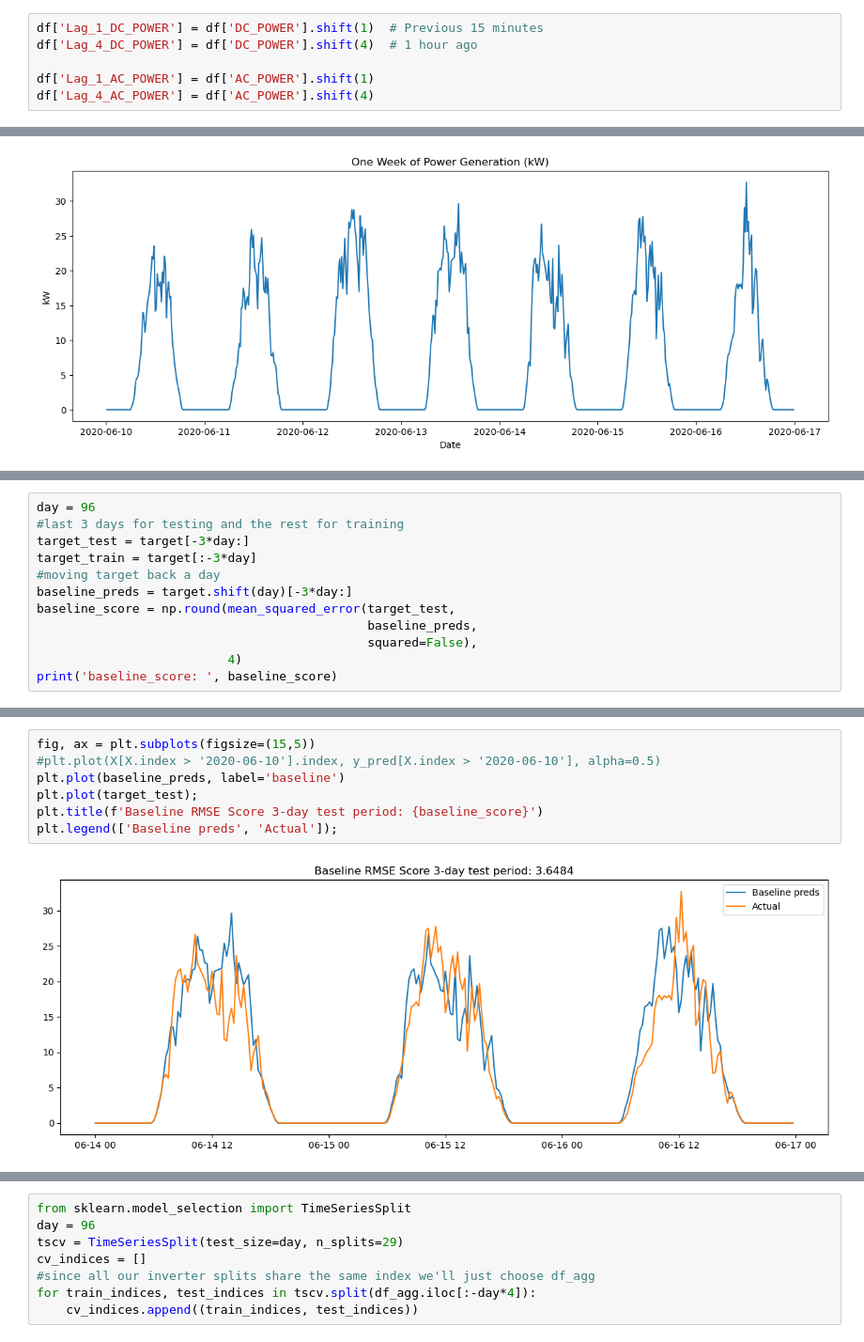
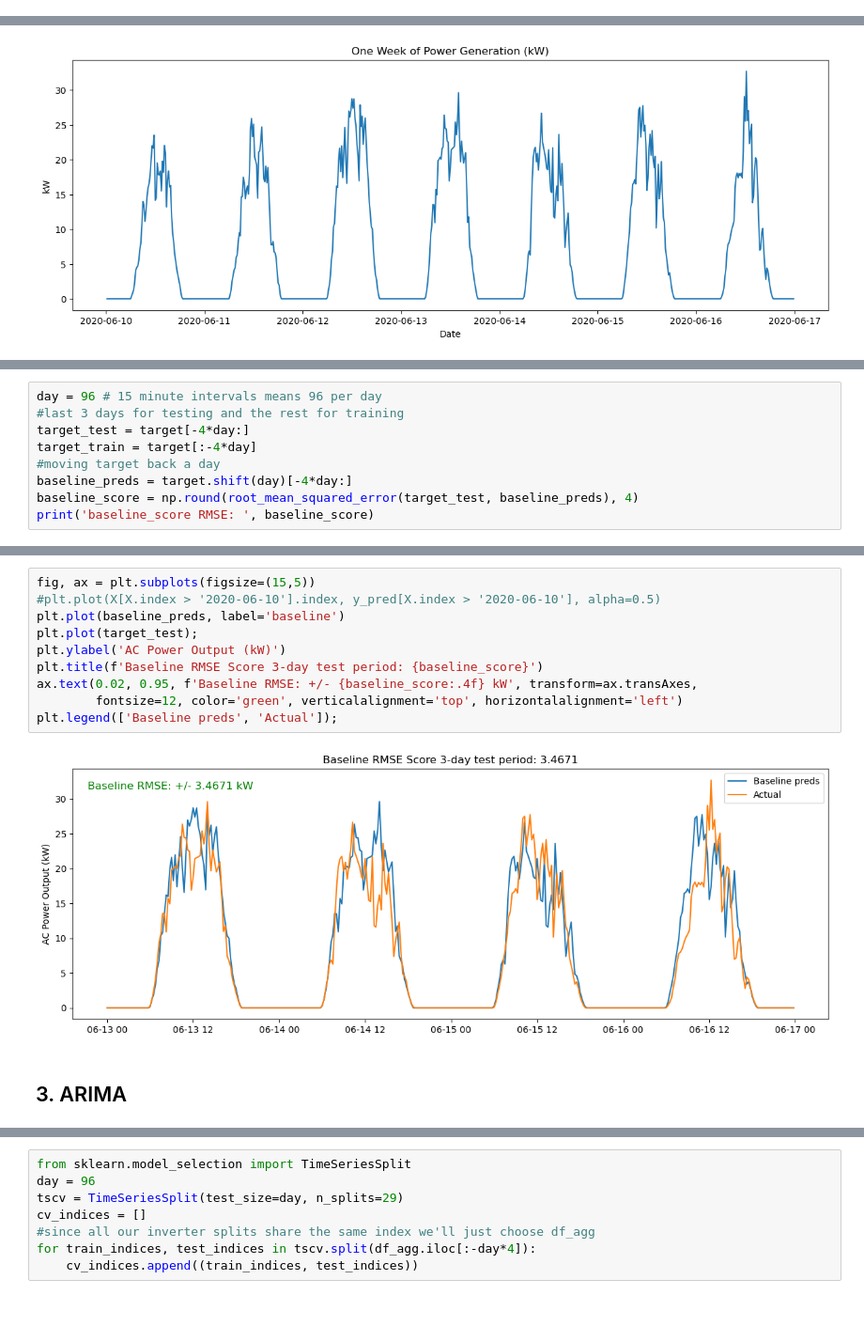
Before and after one commit to audreymalloy/Springboard_DataScience, a Jupyter notebook: Capstone-3-Solar/Modeling/model_solar.ipynb, the cells around one changed output, grey strips where cells are left out. Shown at 94% size. Cells and saved outputs as stored; diff of their text form; blank space fills up the shorter version.

```diff
--- a/Capstone-3-Solar/Modeling/model_solar.ipynb
+++ b/Capstone-3-Solar/Modeling/model_solar.ipynb
@@ -99,12 +135,6 @@ numerical_cols = ['AMBIENT_TEMPERATURE', 'MODULE_TEMPERATURE', 'IRRADIATION',
                    'DC_POWER', 'AC_POWER', 'Inverter_Efficiency', 'Cumulative_Yield',
                     'Normalized_Yield', 'Plant_Efficiency']
 df[numerical_cols] = scaler.fit_transform(df[numerical_cols])
-# %%
-df['Lag_1_DC_POWER'] = df['DC_POWER'].shift(1)  # Previous 15 minutes
-df['Lag_4_DC_POWER'] = df['DC_POWER'].shift(4)  # 1 hour ago
-
-df['Lag_1_AC_POWER'] = df['AC_POWER'].shift(1)
-df['Lag_4_AC_POWER'] = df['AC_POWER'].shift(4)
 # %%
 day = 96
 #shifting to day ahead and dropping nulls cause by the shift
@@ -145,13 +153,10 @@ df_agg_dl = df_agg.copy()
 # %%
-day = 96
+day = 96 # 15 minute intervals means 96 per day
 #last 3 days for testing and the rest for training
-target_test = target[-3*day:]
-target_train = target[:-3*day]
+target_test = target[-4*day:]
+target_train = target[:-4*day]
 #moving target back a day
-baseline_preds = target.shift(day)[-3*day:]
-baseline_score = np.round(mean_squared_error(target_test,
-                                             baseline_preds,
-                                             squared=False),
-                          4)
-print('baseline_score: ', baseline_score)
+baseline_preds = target.shift(day)[-4*day:]
+baseline_score = np.round(root_mean_squared_error(target_test, baseline_preds), 4)
+print('baseline_score RMSE: ', baseline_score)
 # %% [output]
@@ -159,9 +179,14 @@ baseline_score:  3.6484
 # %%
 fig, ax = plt.subplots(figsize=(15,5))
 #plt.plot(X[X.index > '2020-06-10'].index, y_pred[X.index > '2020-06-10'], alpha=0.5)
 plt.plot(baseline_preds, label='baseline')
 plt.plot(target_test);
+plt.ylabel('AC Power Output (kW)')
 plt.title(f'Baseline RMSE Score 3-day test period: {baseline_score}')
+ax.text(0.02, 0.95, f'Baseline RMSE: +/- {baseline_score:.4f} kW', transform=ax.transAxes,
+        fontsize=12, color='green', verticalalignment='top', horizontalalignment='left')
 plt.legend(['Baseline preds', 'Actual']);
 # %% [output]
-[figure, old version]
+[figure, new version]
+# %% [markdown]
+## 3. ARIMA
```
Also changed, not shown: parts of 42 cells of this notebook, 1 other file.
